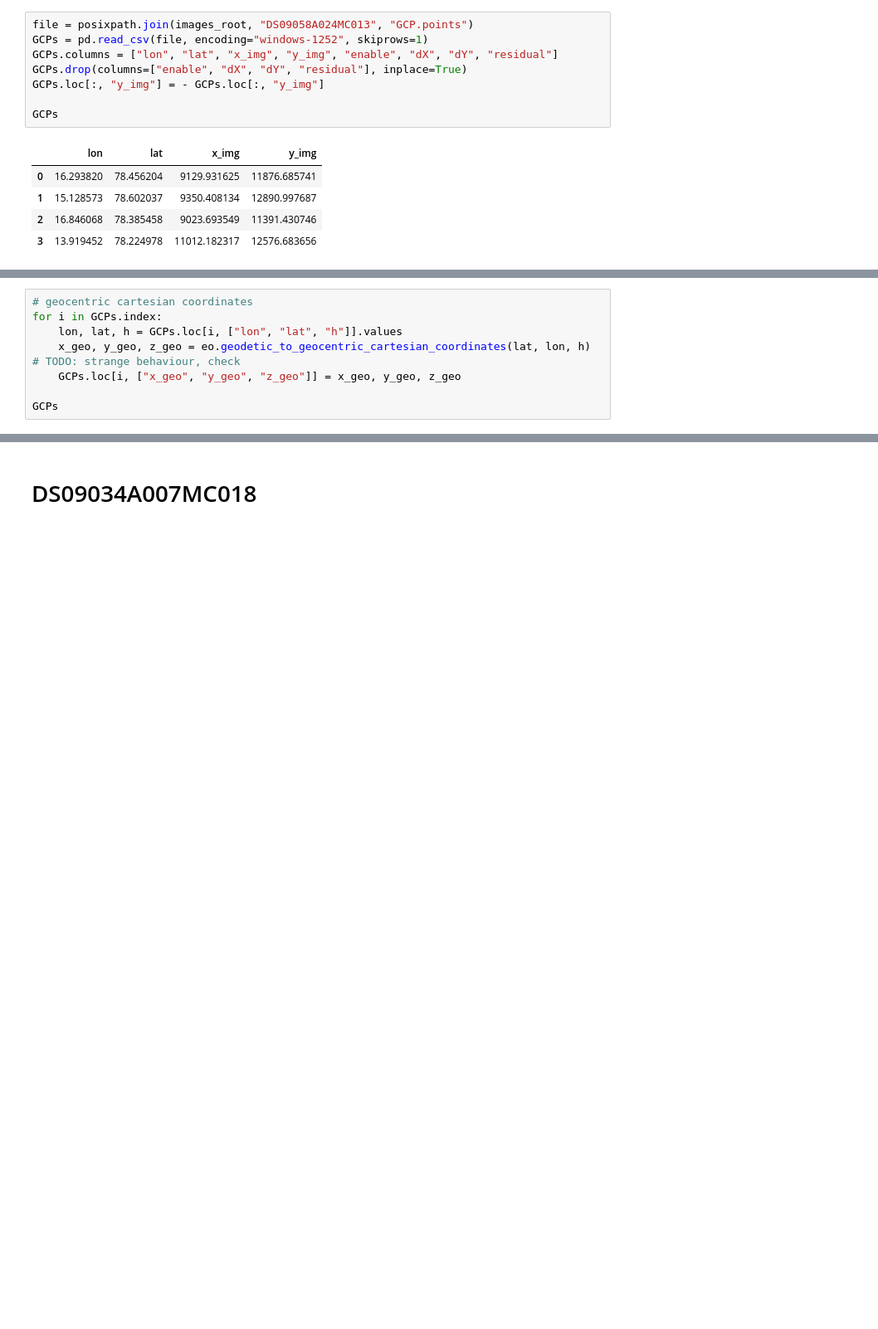
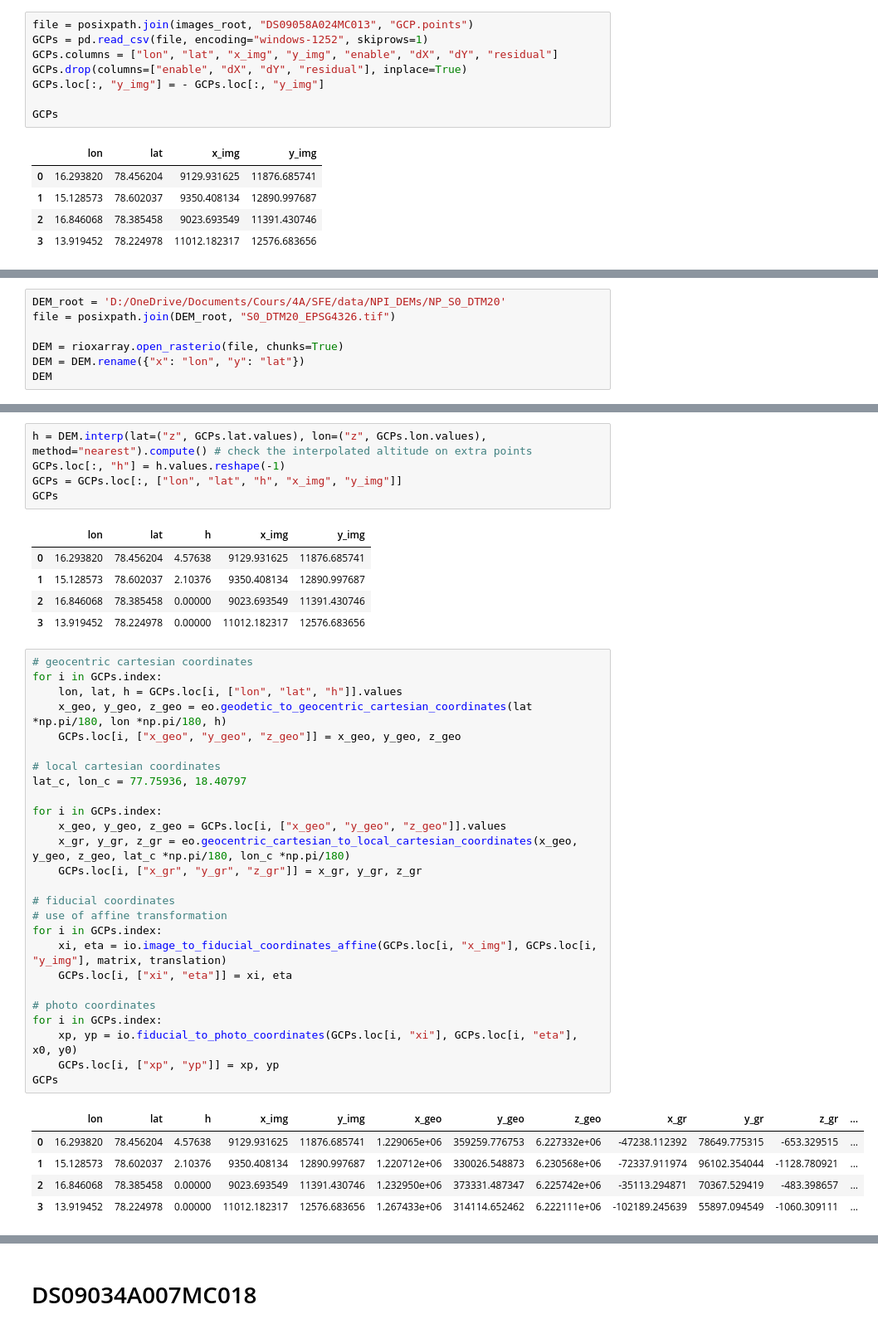
Before and after one commit to lorisdanjou/KH-5_ARGON_images_processing, a Jupyter notebook: orthorectification_images_tests.ipynb, the cells around one changed output, grey strips where cells are left out. Shown at 83% size. Drawn from its saved outputs; the diff is of its cells as text; blank space fills up the shorter version.

Commit message:
added dask and interp for GCPs altitude retrieval → much faster

```diff
--- a/orthorectification_images_tests.ipynb
+++ b/orthorectification_images_tests.ipynb
@@ -441,8 +436,0 @@ tol =  0.0009013372994427096 m
-# %%
-# geocentric cartesian coordinates
-for i in GCPs.index:
-    lon, lat, h = GCPs.loc[i, ["lon", "lat", "h"]].values
-    x_geo, y_geo, z_geo = eo.geodetic_to_geocentric_cartesian_coordinates(lat, lon, h) # TODO: strange behaviour, check
-    GCPs.loc[i, ["x_geo", "y_geo", "z_geo"]] = x_geo, y_geo, z_geo
-
-GCPs
@@ -470,0 +437,7 @@ GCPs
+# %%
+DEM_root = 'D:/OneDrive/Documents/Cours/4A/SFE/data/NPI_DEMs/NP_S0_DTM20'
+file = posixpath.join(DEM_root, "S0_DTM20_EPSG4326.tif")
+
+DEM = rioxarray.open_rasterio(file, chunks=True)
+DEM = DEM.rename({"x": "lon", "y": "lat"})
+DEM
@@ -470,0 +469,43 @@ GCPs
+# %%
+h = DEM.interp(lat=("z", GCPs.lat.values), lon=("z", GCPs.lon.values), method="nearest").compute() # check the interpolated altitude on extra points
+GCPs.loc[:, "h"] = h.values.reshape(-1)
+GCPs = GCPs.loc[:, ["lon", "lat", "h", "x_img", "y_img"]]
+GCPs
+# %% [output]
+|  | lon | lat | h | x_img | y_img |
+| 0 | 16.293820 | 78.456204 | 4.57638 | 9129.931625 | 11876.685741 |
+| 1 | 15.128573 | 78.602037 | 2.10376 | 9350.408134 | 12890.997687 |
+| 2 | 16.846068 | 78.385458 | 0.00000 | 9023.693549 | 11391.430746 |
+| 3 | 13.919452 | 78.224978 | 0.00000 | 11012.182317 | 12576.683656 |
+# %%
+# geocentric cartesian coordinates
+for i in GCPs.index:
+    lon, lat, h = GCPs.loc[i, ["lon", "lat", "h"]].values
+    x_geo, y_geo, z_geo = eo.geodetic_to_geocentric_cartesian_coordinates(lat *np.pi/180, lon *np.pi/180, h)
+    GCPs.loc[i, ["x_geo", "y_geo", "z_geo"]] = x_geo, y_geo, z_geo
+
+# local cartesian coordinates
+lat_c, lon_c = 77.75936, 18.40797
+
+for i in GCPs.index:
+    x_geo, y_geo, z_geo = GCPs.loc[i, ["x_geo", "y_geo", "z_geo"]].values
+    x_gr, y_gr, z_gr = eo.geocentric_cartesian_to_local_cartesian_coordinates(x_geo, y_geo, z_geo, lat_c *np.pi/180, lon_c *np.pi/180)
+    GCPs.loc[i, ["x_gr", "y_gr", "z_gr"]] = x_gr, y_gr, z_gr
+
+# fiducial coordinates
+# use of affine transformation
+for i in GCPs.index:
+    xi, eta = io.image_to_fiducial_coordinates_affine(GCPs.loc[i, "x_img"], GCPs.loc[i, "y_img"], matrix, translation)
+    GCPs.loc[i, ["xi", "eta"]] = xi, eta
+
+# photo coordinates
+for i in GCPs.index:
+    xp, yp = io.fiducial_to_photo_coordinates(GCPs.loc[i, "xi"], GCPs.loc[i, "eta"], x0, y0)
+    GCPs.loc[i, ["xp", "yp"]] = xp, yp
+GCPs
+# %% [output]
+|  | lon | lat | h | x_img | y_img | x_geo | y_geo | z_geo | x_gr | y_gr | z_gr | ... |
+| 0 | 16.293820 | 78.456204 | 4.57638 | 9129.931625 | 11876.685741 | 1.229065e+06 | 359259.776753 | 6.227332e+06 | -47238.112392 | 78649.775315 | -653.329515 | ... |
+| 1 | 15.128573 | 78.602037 | 2.10376 | 9350.408134 | 12890.997687 | 1.220712e+06 | 330026.548873 | 6.230568e+06 | -72337.911974 | 96102.354044 | -1128.780921 | ... |
+| 2 | 16.846068 | 78.385458 | 0.00000 | 9023.693549 | 11391.430746 | 1.232950e+06 | 373331.487347 | 6.225742e+06 | -35113.294871 | 70367.529419 | -483.398657 | ... |
+| 3 | 13.919452 | 78.224978 | 0.00000 | 11012.182317 | 12576.683656 | 1.267433e+06 | 314114.652462 | 6.222111e+06 | -102189.245639 | 55897.094549 | -1060.309111 | ... |
```
Also changed, not shown: parts of 17 cells of this notebook, 1 other file.
